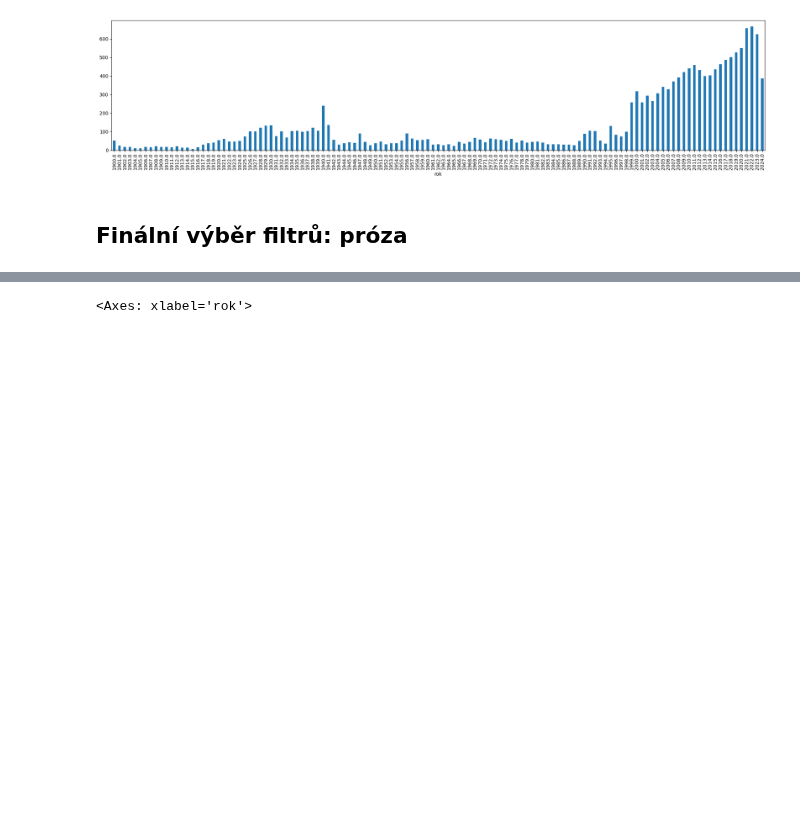
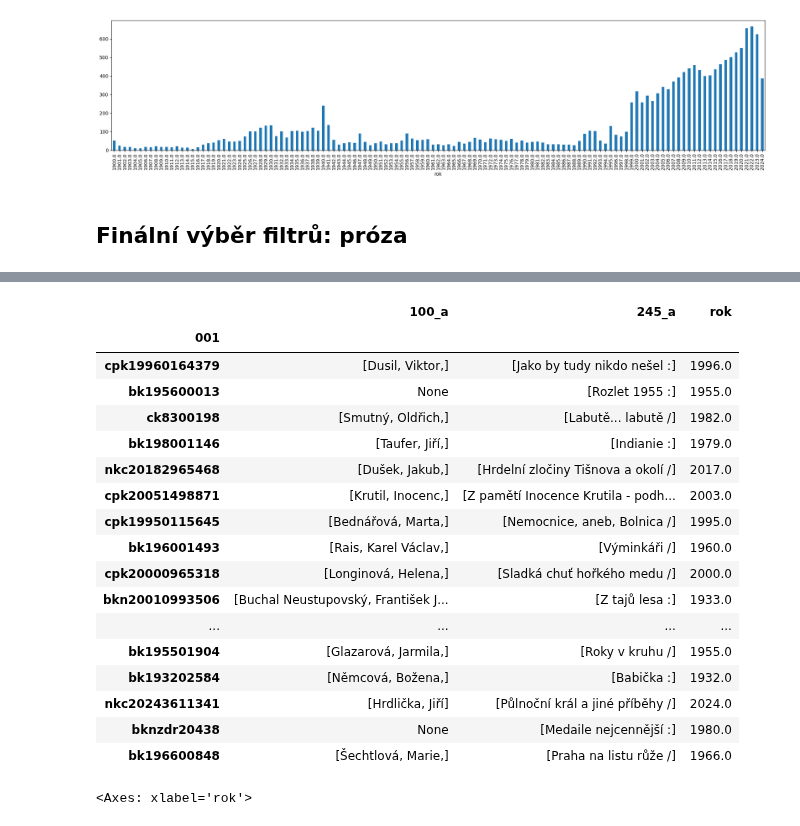
Before and after one commit to DataRozhlas/knizni-peoplemetr, a Jupyter notebook: 110_MDT.ipynb, the cells around one changed output, grey strips where cells are left out. Saved outputs shown, nothing was run; the diff lists cells and outputs as text; code cells hidden in the pictures; blank space fills up the shorter version.

```diff
--- a/110_MDT.ipynb
+++ b/110_MDT.ipynb
@@ -689,3 +712,24 @@ r(mdt[mdt['080_a'].astype(str).str.contains('821.162.3-31',na=False)])
+# %%
+df[(df['008'].str[33] == '1') & (df['041_h'].isnull())][['100_a','245_a','rok']].sample(50)
+# %% [output]
+|  | 100_a | 245_a | rok |
+| 001 |  |  |  |
+| cpk19960164379 | [Dusil, Viktor,] | [Jako by tudy nikdo nešel :] | 1996.0 |
+| bk195600013 | None | [Rozlet 1955 :] | 1955.0 |
+| ck8300198 | [Smutný, Oldřich,] | [Labutě... labutě /] | 1982.0 |
+| bk198001146 | [Taufer, Jiří,] | [Indianie :] | 1979.0 |
+| nkc20182965468 | [Dušek, Jakub,] | [Hrdelní zločiny Tišnova a okolí /] | 2017.0 |
+| cpk20051498871 | [Krutil, Inocenc,] | [Z pamětí Inocence Krutila - podh... | 2003.0 |
+| cpk19950115645 | [Bednářová, Marta,] | [Nemocnice, aneb, Bolnica /] | 1995.0 |
+| bk196001493 | [Rais, Karel Václav,] | [Výminkáři /] | 1960.0 |
+| cpk20000965318 | [Longinová, Helena,] | [Sladká chuť hořkého medu /] | 2000.0 |
+| bkn20010993506 | [Buchal Neustupovský, František J... | [Z tajů lesa :] | 1933.0 |
+| ... | ... | ... | ... |
+| bk195501904 | [Glazarová, Jarmila,] | [Roky v kruhu /] | 1955.0 |
+| bk193202584 | [Němcová, Božena,] | [Babička :] | 1932.0 |
+| nkc20243611341 | [Hrdlička, Jiří] | [Půlnoční král a jiné příběhy /] | 2024.0 |
+| bknzdr20438 | None | [Medaile nejcennější :] | 1980.0 |
+| bk196600848 | [Šechtlová, Marie,] | [Praha na listu růže /] | 1966.0 |
 # %%
 r(df[df['072_x'].astype(str).str.lower().str.contains('česká próza',na=False)])
 # %% [output]
```
Also changed, not shown: parts of 26 cells of this notebook, 14 other files.
